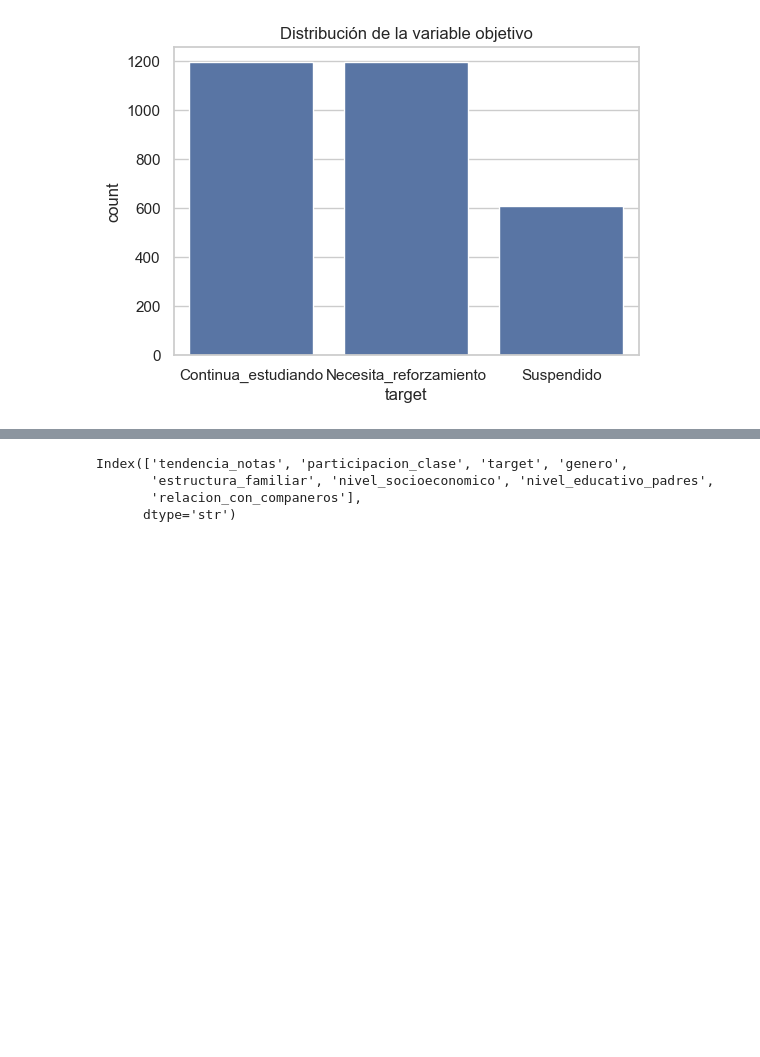
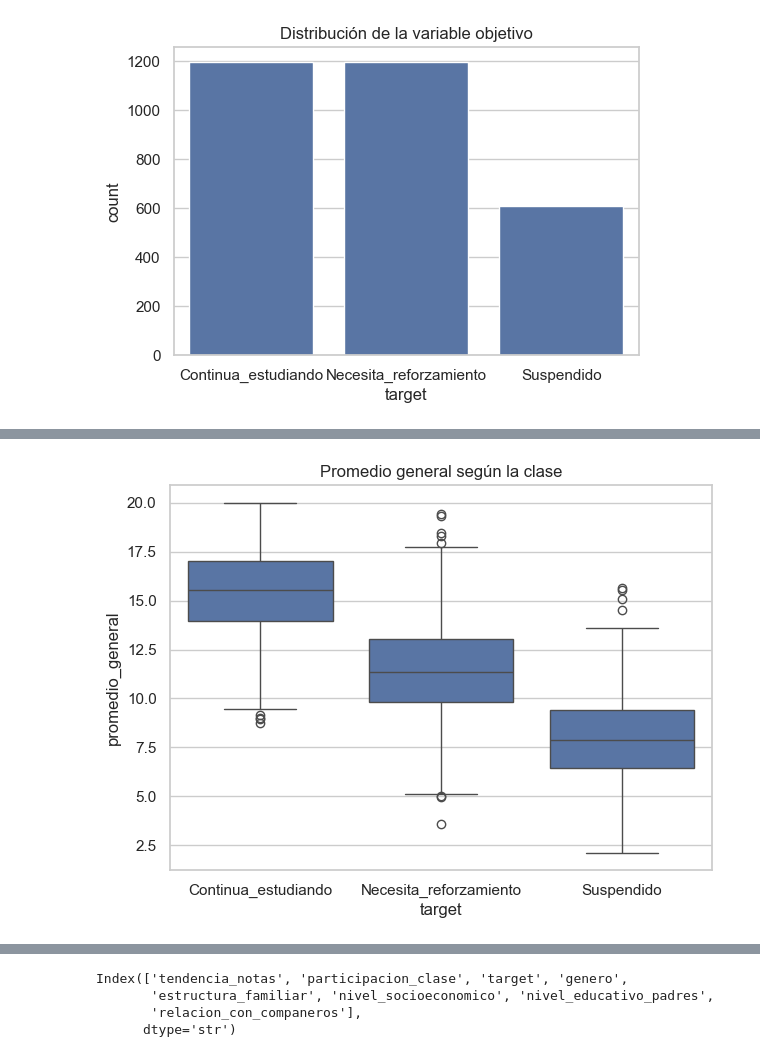
Before and after one commit to dimxelk/Mineria-Datos, a Jupyter notebook: Examen.ipynb, the cells around one changed output, grey strips where cells are left out. Saved outputs shown, nothing was run; the diff lists cells and outputs as text; code cells hidden in the pictures; blank space fills up the shorter version.

```diff
--- a/Examen.ipynb
+++ b/Examen.ipynb
@@ -254,0 +273,8 @@ plt.show()
+# %%
+#Promedio general según la clase
+plt.figure(figsize=(7,5))
+sns.boxplot(data=df, x="target", y="promedio_general")
+plt.title("Promedio general según la clase")
+plt.show()
+# %% [output]
+[figure, added]
```
Also changed, not shown: parts of 4 cells of this notebook.
